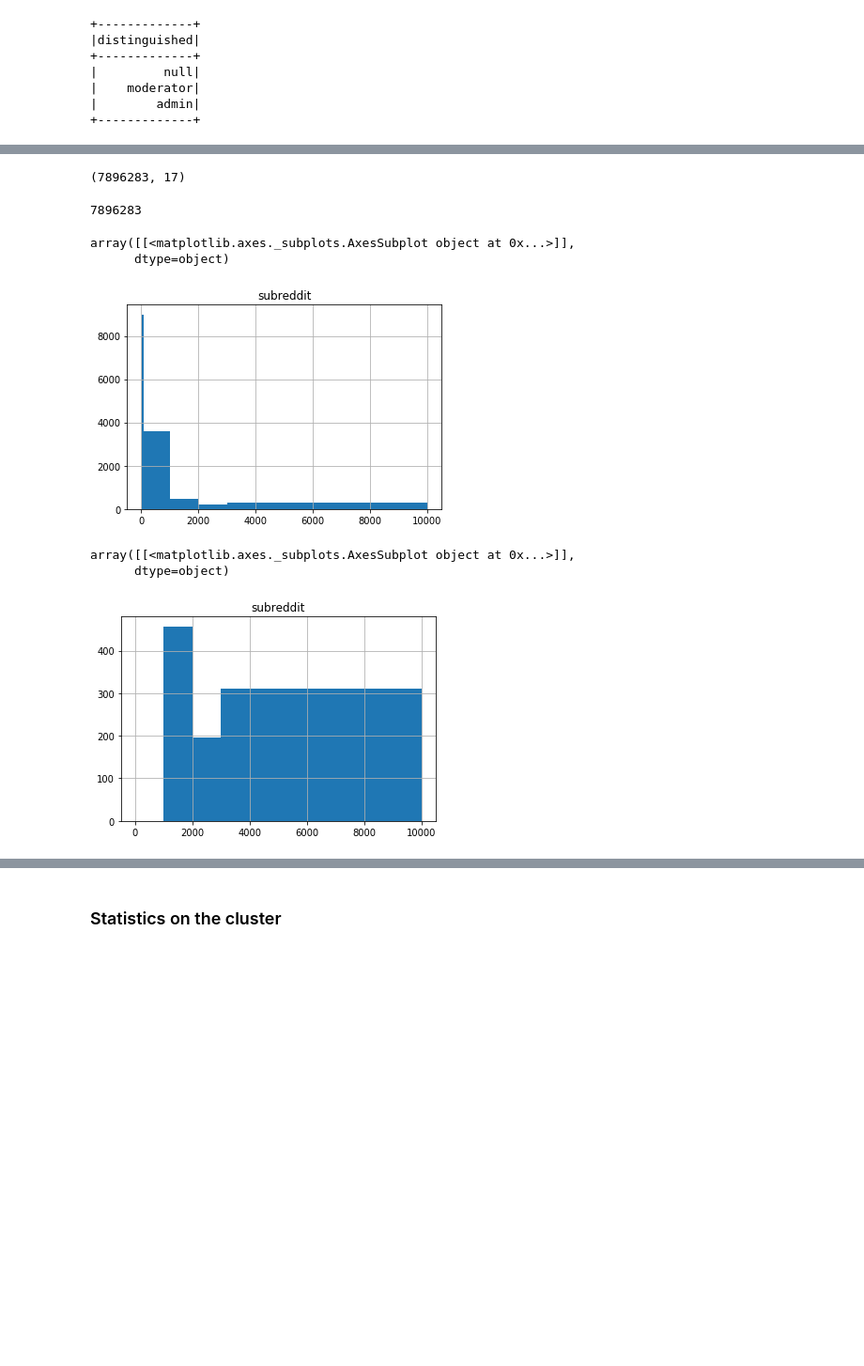
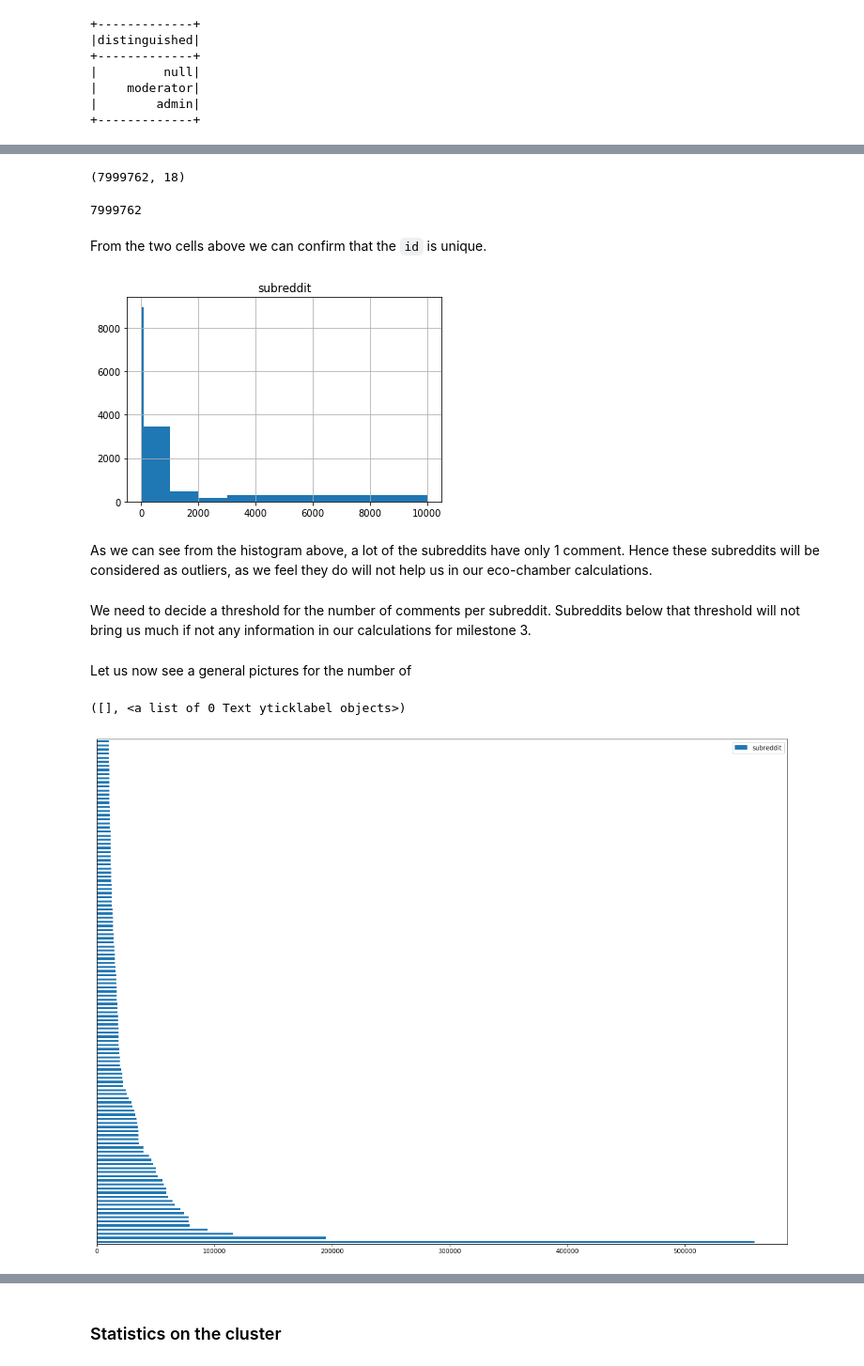
Before and after one commit to VashMKS/ada-project, a Jupyter notebook: Milestone 2.ipynb, the cells around one changed output, grey strips where cells are left out. Shown: that part at 94% size. Cells and saved outputs as stored; diff of their text form; code cells hidden in the pictures; blank space fills up the shorter version.

```diff
--- a/Milestone 2.ipynb
+++ b/Milestone 2.ipynb
@@ -191,0 +192,2 @@ df_pd = pd.read_parquet(DATA_DIR + "sliced_2017_posts.parquet") #conda install p
+# %%
+df_pd = pd.read_parquet(DATA_DIR + "sample2016_1.parquet")
@@ -208,8 +212,8 @@ array([[0, None, 'false', 't1_dbukpfs'],
 # %%
 df_pd.shape
 # %% [output]
-(7896283, 17)
+(7999762, 18)
 # %%
 len(df_pd['id'].unique())
 # %% [output]
-7896283
+7999762
@@ -218,12 +220,18 @@ len(df_pd['id'].unique())
+# %% [markdown]
+From the two cells above we can confirm that the `id` is unique.
 # %%
 df_pd['subreddit'].value_counts().to_frame().hist(bins=[10,100,1000,2000,3000,10000]);
 # %% [output]
-array([[<matplotlib.axes._subplots.AxesSubplot object at 0x...>]],
-      dtype=object)
-[figure, old version]
+[figure, new version]
+# %% [markdown]
+As we can see from the histogram above, a lot of the subreddits have only 1 comment. Hence these subreddits will be considered as outliers, as we feel they do will not help us in our eco-chamber calculations.
+# %% [markdown]
+We need to decide a threshold for the number of comments per subreddit. Subreddits below that threshold will not bring us much if not any information in our calculations for milestone 3.
+# %% [markdown]
+Let us now see a general pictures for the number of
 # %%
-df_pd['subreddit'].value_counts().to_frame()[df_pd['subreddit'].value_counts() > 1000].hist(bins=[10,100,1000,2000,3000,10000]);
+df_pd['subreddit'].value_counts().to_frame()[df_pd['subreddit'].value_counts() > 10000].plot(kind='barh', figsize=(20,15));
+plt.yticks([])
 # %% [output]
-array([[<matplotlib.axes._subplots.AxesSubplot object at 0x...>]],
-      dtype=object)
+([], <a list of 0 Text yticklabel objects>)
-[figure, old version]
+[figure, new version]
```
Also changed, not shown: parts of 42 cells of this notebook.
